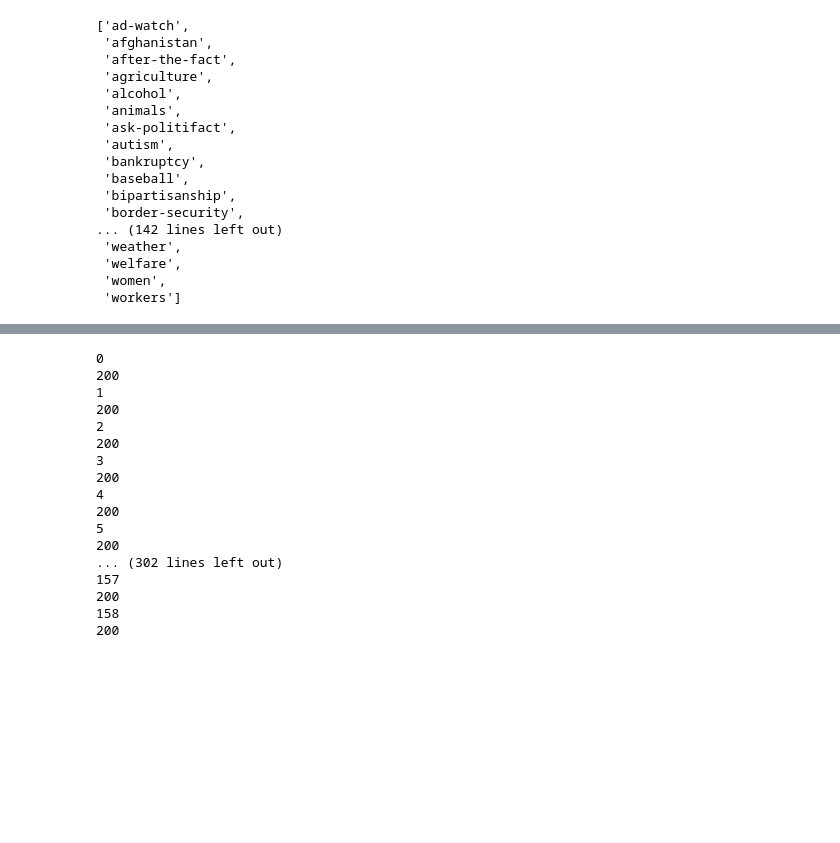
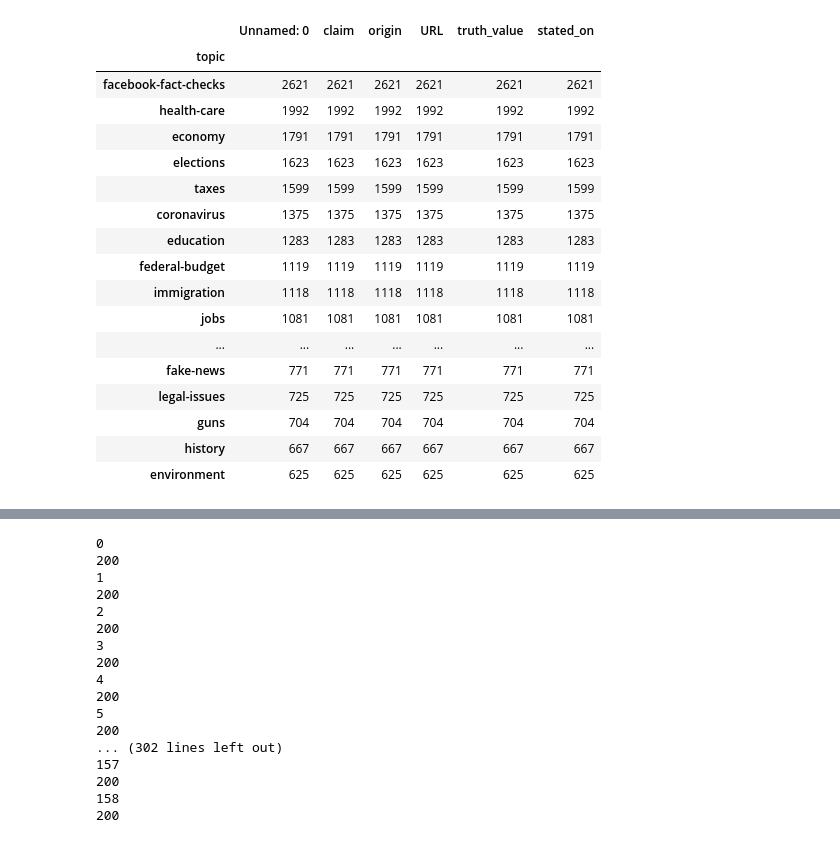
Before and after one commit to Gyrst/The-Fugazi-Project, a Jupyter notebook: exploration.ipynb, the cells around one changed output, grey strips where cells are left out. Drawn from its saved outputs; the diff is of its cells as text; code cells hidden in the pictures; blank space fills up the shorter version.

```diff
--- a/exploration.ipynb
+++ b/exploration.ipynb
@@ -25,0 +87,23 @@ politifact
+# %%
+all = pd.read_csv("data/politifact/all_politifact_0710nodub.csv")
+# %%
+all.groupby("topic").count().sort_values(by='claim', ascending=False).head(20)
+# %% [output]
+|  | Unnamed: 0 | claim | origin | URL | truth_value | stated_on |
+| topic |  |  |  |  |  |  |
+| facebook-fact-checks | 2621 | 2621 | 2621 | 2621 | 2621 | 2621 |
+| health-care | 1992 | 1992 | 1992 | 1992 | 1992 | 1992 |
+| economy | 1791 | 1791 | 1791 | 1791 | 1791 | 1791 |
+| elections | 1623 | 1623 | 1623 | 1623 | 1623 | 1623 |
+| taxes | 1599 | 1599 | 1599 | 1599 | 1599 | 1599 |
+| coronavirus | 1375 | 1375 | 1375 | 1375 | 1375 | 1375 |
+| education | 1283 | 1283 | 1283 | 1283 | 1283 | 1283 |
+| federal-budget | 1119 | 1119 | 1119 | 1119 | 1119 | 1119 |
+| immigration | 1118 | 1118 | 1118 | 1118 | 1118 | 1118 |
+| jobs | 1081 | 1081 | 1081 | 1081 | 1081 | 1081 |
+| ... | ... | ... | ... | ... | ... | ... |
+| fake-news | 771 | 771 | 771 | 771 | 771 | 771 |
+| legal-issues | 725 | 725 | 725 | 725 | 725 | 725 |
+| guns | 704 | 704 | 704 | 704 | 704 | 704 |
+| history | 667 | 667 | 667 | 667 | 667 | 667 |
+| environment | 625 | 625 | 625 | 625 | 625 | 625 |
@@ -36,23 +122,3 @@ def read_topics(path_to_file):
 
 
 topics = read_topics("src/topics.txt")
-# %%
-topics
-# %% [output]
-['ad-watch',
- 'afghanistan',
- 'after-the-fact',
- 'agriculture',
- 'alcohol',
- 'animals',
- 'ask-politifact',
- 'autism',
- 'bankruptcy',
- 'baseball',
- 'bipartisanship',
- 'border-security',
-... (142 lines left out)
- 'weather',
- 'welfare',
- 'women',
- 'workers']
```
Also changed, not shown: parts of 15 cells of this notebook, 5 other files.
